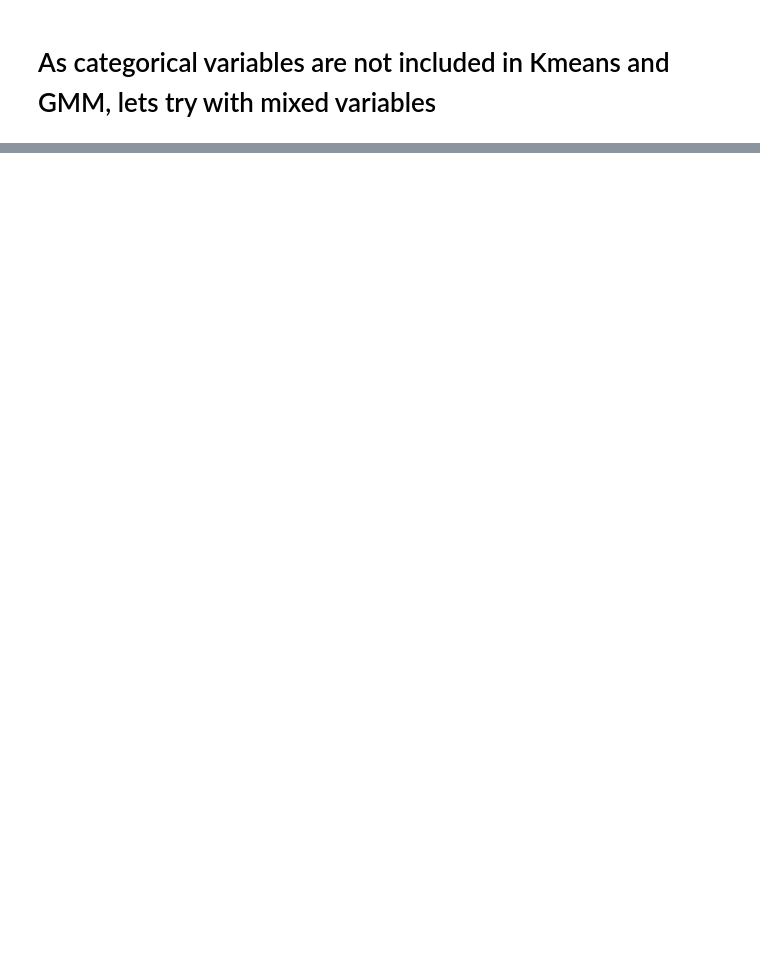
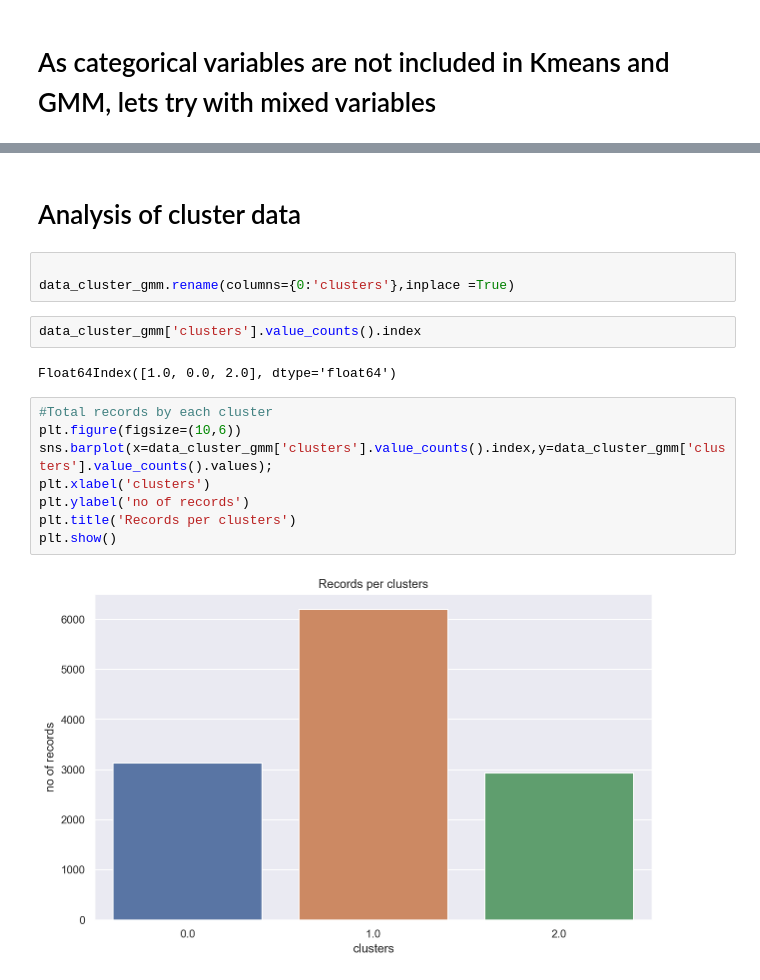
Before and after one commit to punit2106/Data-science-team, a Jupyter notebook: Zomato_clustering.ipynb, the cells around one changed output, grey strips where cells are left out. Drawn from its saved outputs; the diff is of its cells as text; blank space fills up the shorter version.

```diff
--- a/Zomato_clustering.ipynb
+++ b/Zomato_clustering.ipynb
@@ -320,0 +326,19 @@ dtype: object
+# %% [markdown]
+# Analysis of cluster data
+# %%
+
+data_cluster_gmm.rename(columns={0:'clusters'},inplace =True)
+# %%
+data_cluster_gmm['clusters'].value_counts().index
+# %% [output]
+Float64Index([1.0, 0.0, 2.0], dtype='float64')
+# %%
+#Total records by each cluster
+plt.figure(figsize=(10,6))
+sns.barplot(x=data_cluster_gmm['clusters'].value_counts().index,y=data_cluster_gmm['clusters'].value_counts().values);
+plt.xlabel('clusters')
+plt.ylabel('no of records')
+plt.title('Records per clusters')
+plt.show()
+# %% [output]
+[figure, added]
```
Also changed, not shown: parts of 17 cells of this notebook.
